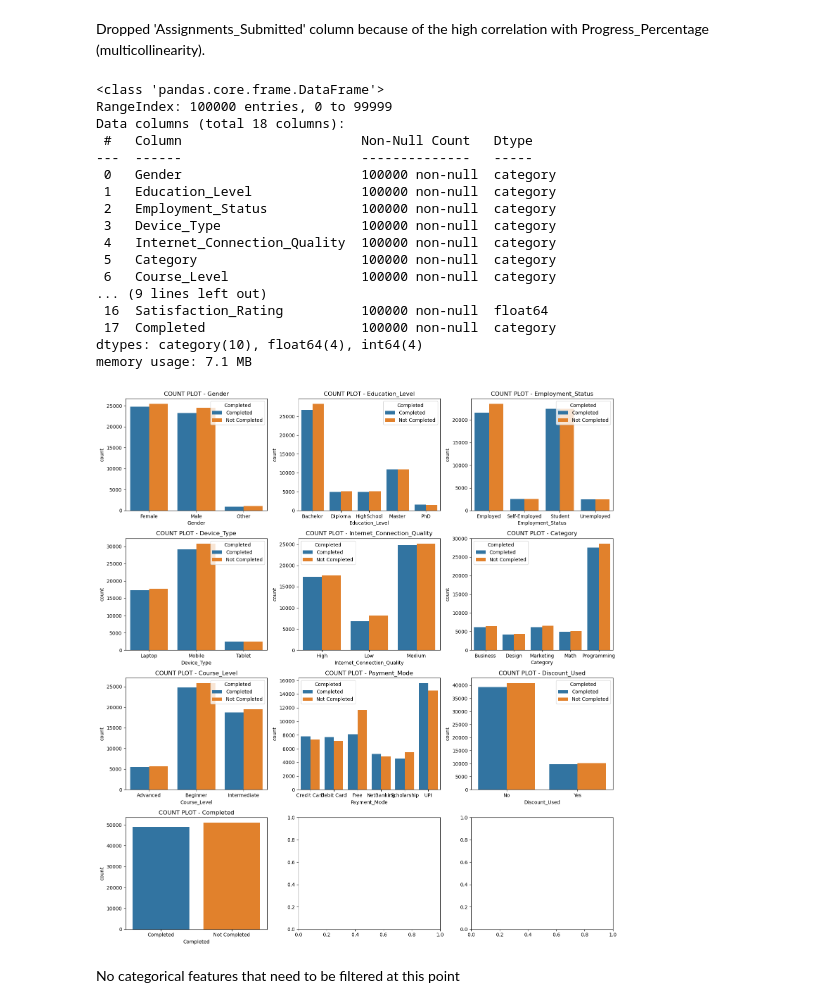
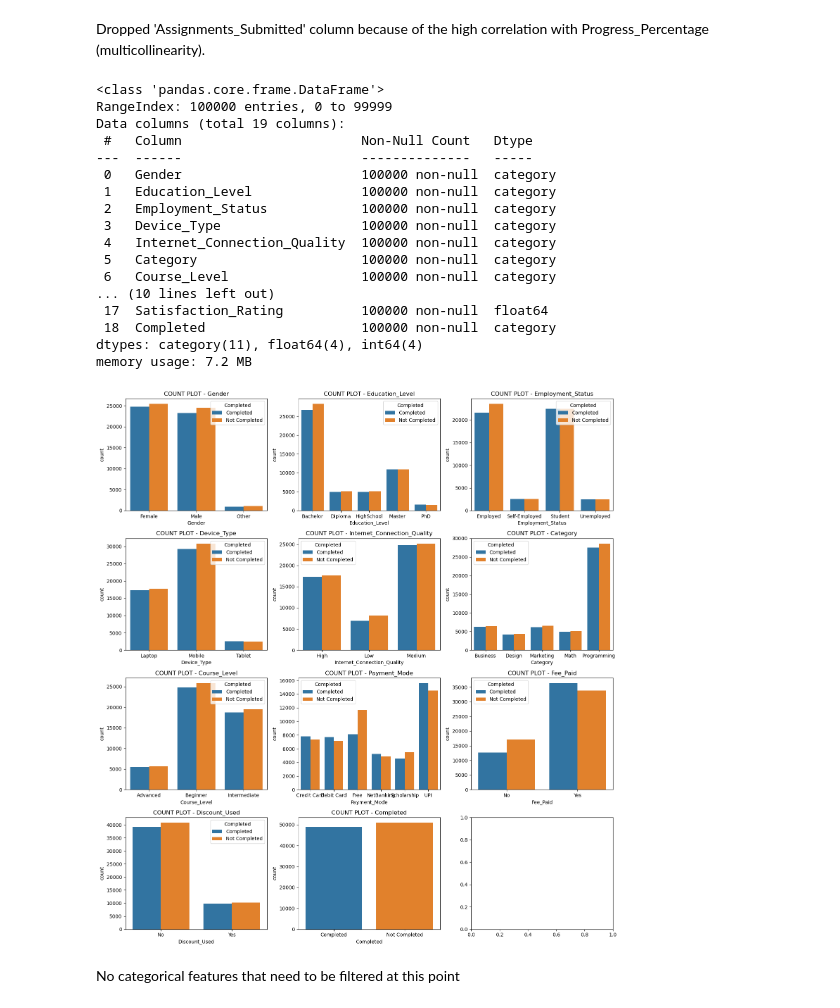
Before and after one commit to AkeemSemperDataScience/data3450-project-v1251-group_1, a Jupyter notebook: START_Project.ipynb, the cells around one changed output. Drawn from its saved outputs; the diff is of its cells as text; code cells hidden in the pictures.

```diff
--- a/START_Project.ipynb
+++ b/START_Project.ipynb
@@ -212,2 +174,0 @@ Difference - Scholarship  0
-# %%
-df2 = df2.drop(columns={'Fee_Paid'})
@@ -257,7 +216,7 @@ df2.info()
 # %% [output]
 <class 'pandas.core.frame.DataFrame'>
 RangeIndex: 100000 entries, 0 to 99999
-Data columns (total 18 columns):
+Data columns (total 19 columns):
  #   Column                       Non-Null Count   Dtype
 ---  ------                       --------------   -----
  0   Gender                       100000 non-null  category
@@ -267,29 +226,29 @@ Data columns (total 18 columns):
  4   Internet_Connection_Quality  100000 non-null  category
  5   Category                     100000 non-null  category
  6   Course_Level                 100000 non-null  category
-... (9 lines left out)
- 16  Satisfaction_Rating          100000 non-null  float64
- 17  Completed                    100000 non-null  category
-dtypes: category(10), float64(4), int64(4)
-memory usage: 7.1 MB
+... (10 lines left out)
+ 17  Satisfaction_Rating          100000 non-null  float64
+ 18  Completed                    100000 non-null  category
+dtypes: category(11), float64(4), int64(4)
+memory usage: 7.2 MB
 # %%
 # Explore data distribution, check for outliers - CATEGORICAL FEATURES
 
-sub_rows = len(cat_list) // 3 + 1                                           # Use length of columns as number of subplot rows
+sub_rows = (len(cat_list)+1) // 3                                           # Use length of columns as number of subplot rows
 sub_cols = 3                                                                # Number of subplot columns
 
 fig, ax = plt.subplots(sub_rows, sub_cols, figsize=(15,4*sub_rows))         # Create subplots based on number of columns in list
 ax = ax.flatten()
 
 for i, column in enumerate(cat_list):                                       # Loop through df (need index for plotting)
 
     sns.countplot(df2, x=column, ax=ax[i], hue='Completed')                 # Create count plots
     ax[i].set_title(f'COUNT PLOT - {column}')
     plt.tight_layout()
 
 plt.show()
 # %% [output]
-[figure, old version]
+[figure, new version]
 # %% [markdown]
 No categorical features that need to be filtered at this point
 # %%
```
Also changed, not shown: parts of 33 cells of this notebook.
